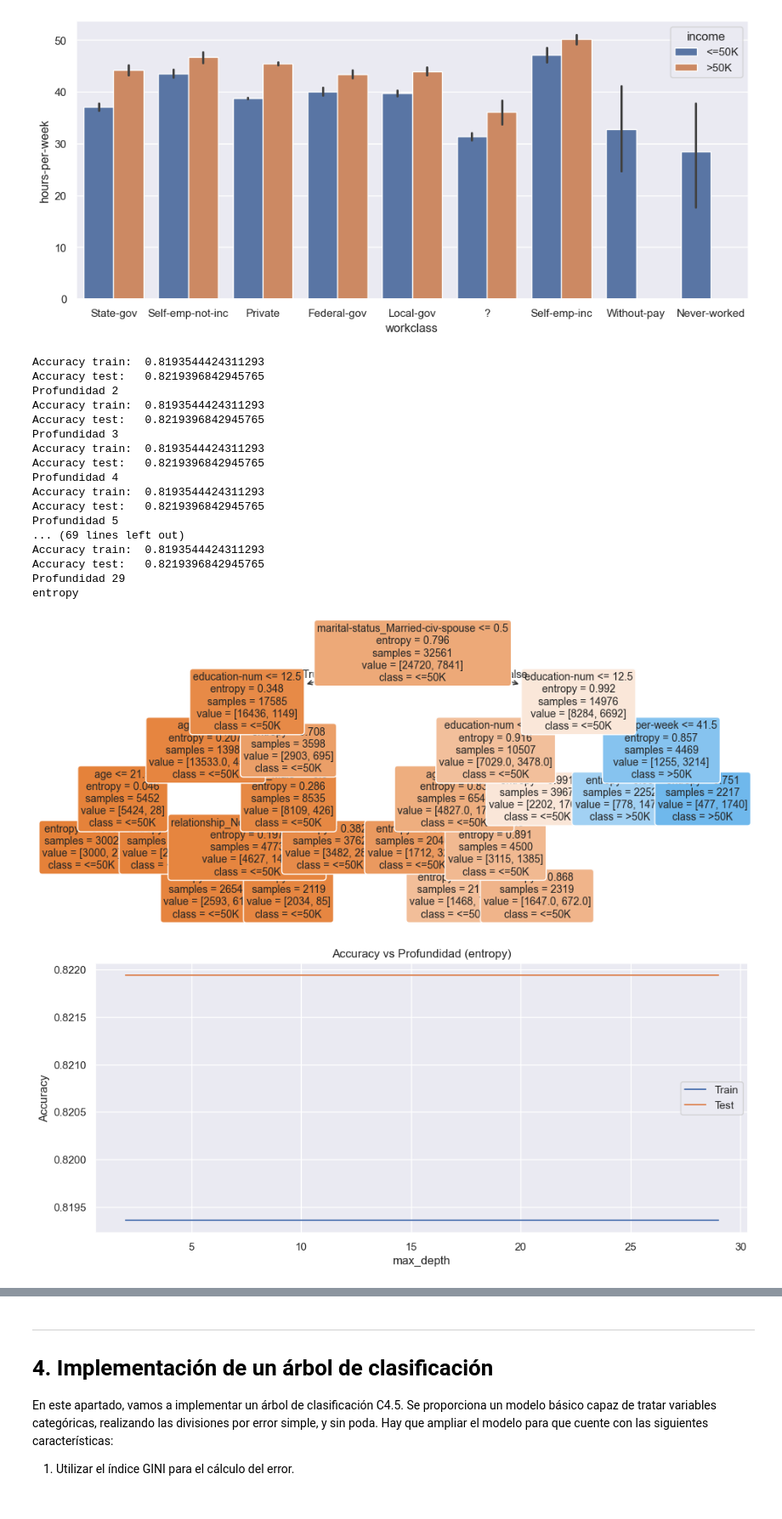
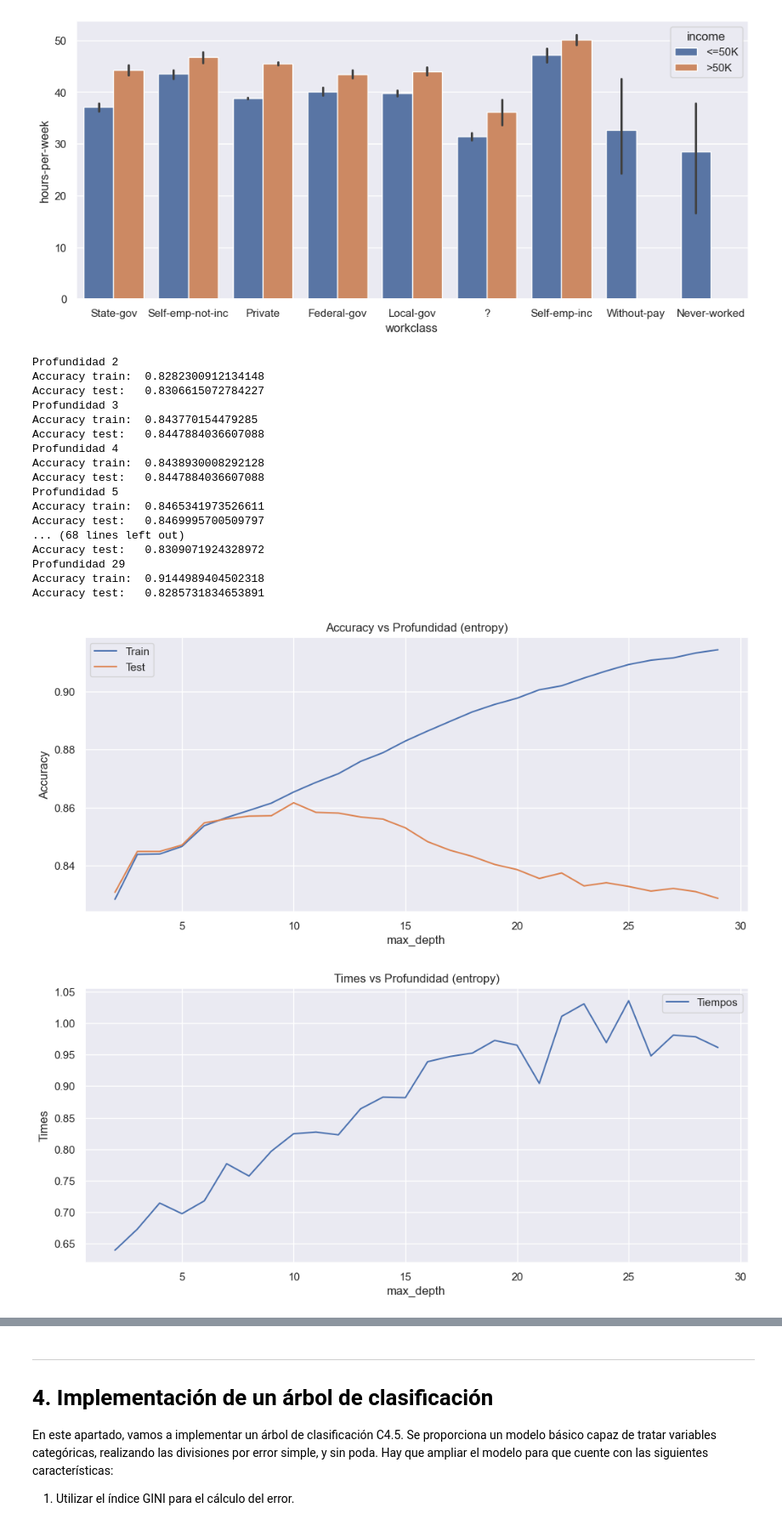
Before and after one commit to GuillermoMorcillo/pr-ctica1, a Jupyter notebook: Practica_1_2025.ipynb, the cells around one changed output, grey strips where cells are left out. Shown at 85% size. Drawn from its saved outputs; the diff is of its cells as text; code cells hidden in the pictures.

```diff
--- a/Practica_1_2025.ipynb
+++ b/Practica_1_2025.ipynb
@@ -485,9 +485,6 @@ def experimento(df,df_test,criterion,prof,min_muestras):
     arbol = DecisionTreeClassifier(criterion=criterion,max_depth=prof,min_samples_leaf=min_muestras)
     arbol.fit(X_ohe,y)
 
-    plt.rcParams["figure.figsize"] = (12,5)
-    tree.plot_tree(arbol, filled=True, rounded=True, fontsize=10, feature_names=df_ohe.columns, class_names=arbol.classes_)
-
     puntuacion,puntuacion_test = arbol.score(X_ohe,y),arbol.score(X_test_ohe,y_test)
     print('Accuracy train:\t', puntuacion)
     print('Accuracy test: \t', puntuacion_test)
@@ -496,52 +493,59 @@ def experimento(df,df_test,criterion,prof,min_muestras):
 # %%
 #En estos experimentos vamos a graficar tanto la precisión como el tiempo con respecto a las distintas variables que se nos presentan
 #Primero establecemos una lista con los distintos criterios de evaluacion
 criterios = ['entropy','gini']
 
 
 #Aqui realizaremos los experimentos para distinto numero de profundidades, manteniendo el min_samples_leaf a 2000
 for c in criterios:
     tiempos = []
     precision = []
     precision_test = []
     for i in range (2,30): #Variamos max depth
-       inicio = t.time()
-       p,p_t = experimento(df,df_test,c,i,2000) #Hacer el experimento con 2000 hojas
-       tiempos.append(t.time() - inicio)
-       precision.append(p)
-       precision_test.append(p_t)
-       print("Profundidad", i )
-    print(c)
+      print("Profundidad", i )
+      inicio = t.time()
+      p,p_t = experimento(df,df_test,c,i,1000) #Hacer el experimento con 1000 ejemplos por hoja
+      tiempos.append(t.time() - inicio)
+      precision.append(p)
+      precision_test.append(p_t)
 
-    #Por terminar
+
     #Hago las gráficas
     profundidades = list(range(2,30))
 
     plt.figure()
     plt.plot(profundidades, precision, label="Train")
     plt.plot(profundidades, precision_test, label="Test")
     plt.xlabel("max_depth")
     plt.ylabel("Accuracy")
     plt.title(f"Accuracy vs Profundidad ({c})")
     plt.legend()
     plt.show()
+
+    plt.figure()
+    plt.plot(profundidades, tiempos, label="Tiempos")
+    plt.xlabel("max_depth")
+    plt.ylabel("Times")
+    plt.title(f"Times vs Profundidad ({c})")
+    plt.legend()
+    plt.show()
 # %% [output]
-Accuracy train:  0.8193544424311293
-Accuracy test:   0.8219396842945765
 Profundidad 2
-Accuracy train:  0.8193544424311293
-Accuracy test:   0.8219396842945765
+Accuracy train:  0.8282300912134148
+Accuracy test:   0.8306615072784227
 Profundidad 3
-Accuracy train:  0.8193544424311293
-Accuracy test:   0.8219396842945765
+Accuracy train:  0.843770154479285
+Accuracy test:   0.8447884036607088
 Profundidad 4
-Accuracy train:  0.8193544424311293
-Accuracy test:   0.8219396842945765
+Accuracy train:  0.8438930008292128
+Accuracy test:   0.8447884036607088
 Profundidad 5
-... (69 lines left out)
-Accuracy train:  0.8193544424311293
-Accuracy test:   0.8219396842945765
+Accuracy train:  0.8465341973526611
+Accuracy test:   0.8469995700509797
+... (68 lines left out)
+Accuracy test:   0.8309071924328972
 Profundidad 29
-entropy
+Accuracy train:  0.9144989404502318
+Accuracy test:   0.8285731834653891
-[figure, old version]
+[figure, new version]
-[figure, old version]
+[figure, new version]
```
Also changed, not shown: parts of 6 cells of this notebook.
